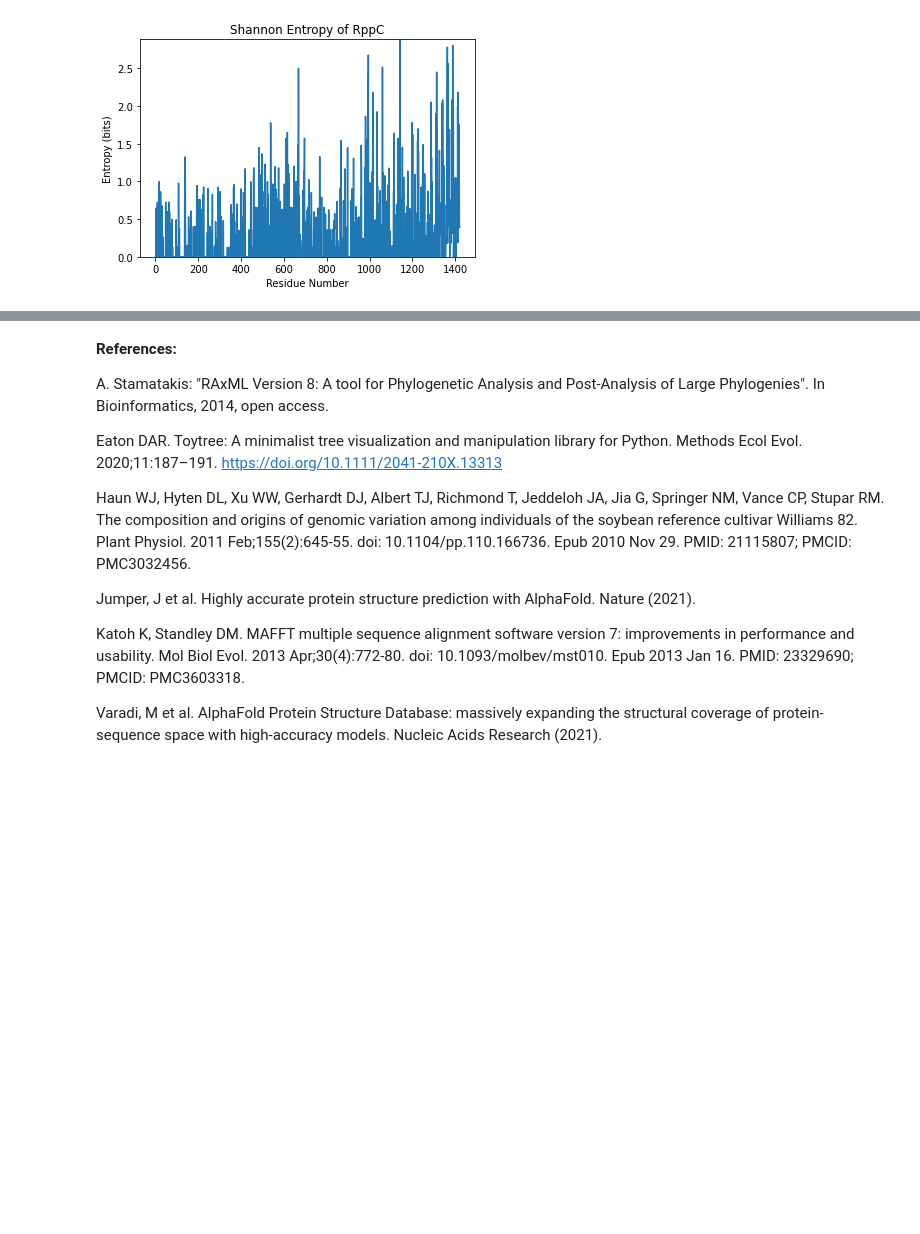
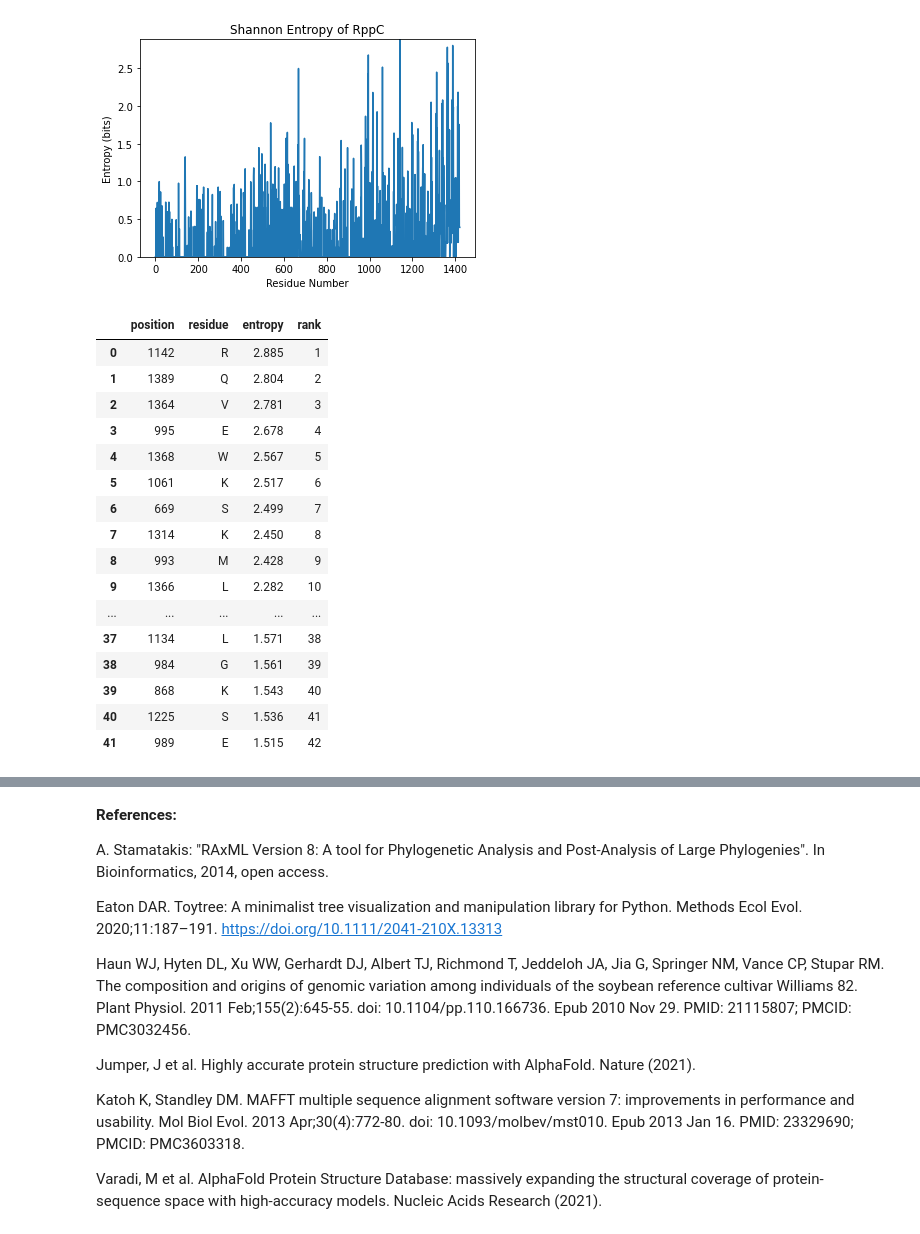
Before and after one commit to daniilprigozhin/NLRCladeFinder, a Jupyter notebook: NLR_CladeFinder.ipynb, the cells around one changed output, grey strips where cells are left out. Cells and saved outputs as stored; diff of their text form; code cells hidden in the pictures; blank space fills up the shorter version.

```diff
--- a/NLR_CladeFinder.ipynb
+++ b/NLR_CladeFinder.ipynb
@@ -222,8 +222,65 @@ plt.title("Shannon Entropy of "+jobname_unhashed);
 plt.savefig(jobname + "_Entropy_MaskedNG");
 
 shannon_created = True
+
+residue_entropies = pd.DataFrame()
+residues = []
+unfiltered_entropies = []
+
+for i in range(length):
+  residues.append(align[61,i])
+  col = align[:,i]
+  if col[len(align) - 1] == "-":
+    continue
+  else:
+    unfiltered_entropies.append(entropy(col))
+
+residue_entropies["residue"] = residues
+residue_entropies = residue_entropies[residue_entropies["residue"] != "-"]
+residue_entropies["entropy"] = unfiltered_entropies
+residue_entropies = residue_entropies.reset_index(drop = True)
+residue_entropies["position"] = residue_entropies.index + 1
+cols = residue_entropies.columns.tolist()
+cols = cols[-1:] + cols[:-1]
+residue_entropies = residue_entropies[cols].round(3)
+residue_entropies.to_csv('residue_entropies.txt', index=None, sep='\t')
+
+!mkdir filtered_residues
 # %% [output]
 [figure]
+# %%
+#@title Enter the Lower Bound for Entropy Values of Interest (suggested 0.8-1.8)
+#@markdown Feel free to run this multiple times with different entropy_lb values.
+
+entropy_lb = 1.5 #@param {type:"number"}
+
+
+# bins = np.arange(-0.25,0.25 + round(max(unfiltered_entropies) * 2) / 2,0.25)
+#residue_entropies["binned"] = pd.cut(residue_entropies["entropies"], bins)
+sorted_filtered_re = residue_entropies[residue_entropies["entropy"] >= entropy_lb].sort_values("entropy", ascending = False).reset_index(drop = True)
+sorted_filtered_re["rank"] = sorted_filtered_re.index + 1
+
+sorted_fre_name = 'filtered_residues/filtered_residue_entropies_' + str(entropy_lb) + '.txt'
+sorted_filtered_re.to_csv(sorted_fre_name, index=None, sep='\t')
+sorted_filtered_re.head(80)
+# %% [output]
+|  | position | residue | entropy | rank |
+| 0 | 1142 | R | 2.885 | 1 |
+| 1 | 1389 | Q | 2.804 | 2 |
+| 2 | 1364 | V | 2.781 | 3 |
+| 3 | 995 | E | 2.678 | 4 |
+| 4 | 1368 | W | 2.567 | 5 |
+| 5 | 1061 | K | 2.517 | 6 |
+| 6 | 669 | S | 2.499 | 7 |
+| 7 | 1314 | K | 2.450 | 8 |
+| 8 | 993 | M | 2.428 | 9 |
+| 9 | 1366 | L | 2.282 | 10 |
+| ... | ... | ... | ... | ... |
+| 37 | 1134 | L | 1.571 | 38 |
+| 38 | 984 | G | 1.561 | 39 |
+| 39 | 868 | K | 1.543 | 40 |
+| 40 | 1225 | S | 1.536 | 41 |
+| 41 | 989 | E | 1.515 | 42 |
 # %%
 #@title Download Results
 #@markdown Our assembled zip file contains the tree created in Newick format and an updated aligned fasta format of your sequence against all other proteins in your species. \
```
Also changed, not shown: parts of 1 cell of this notebook.
